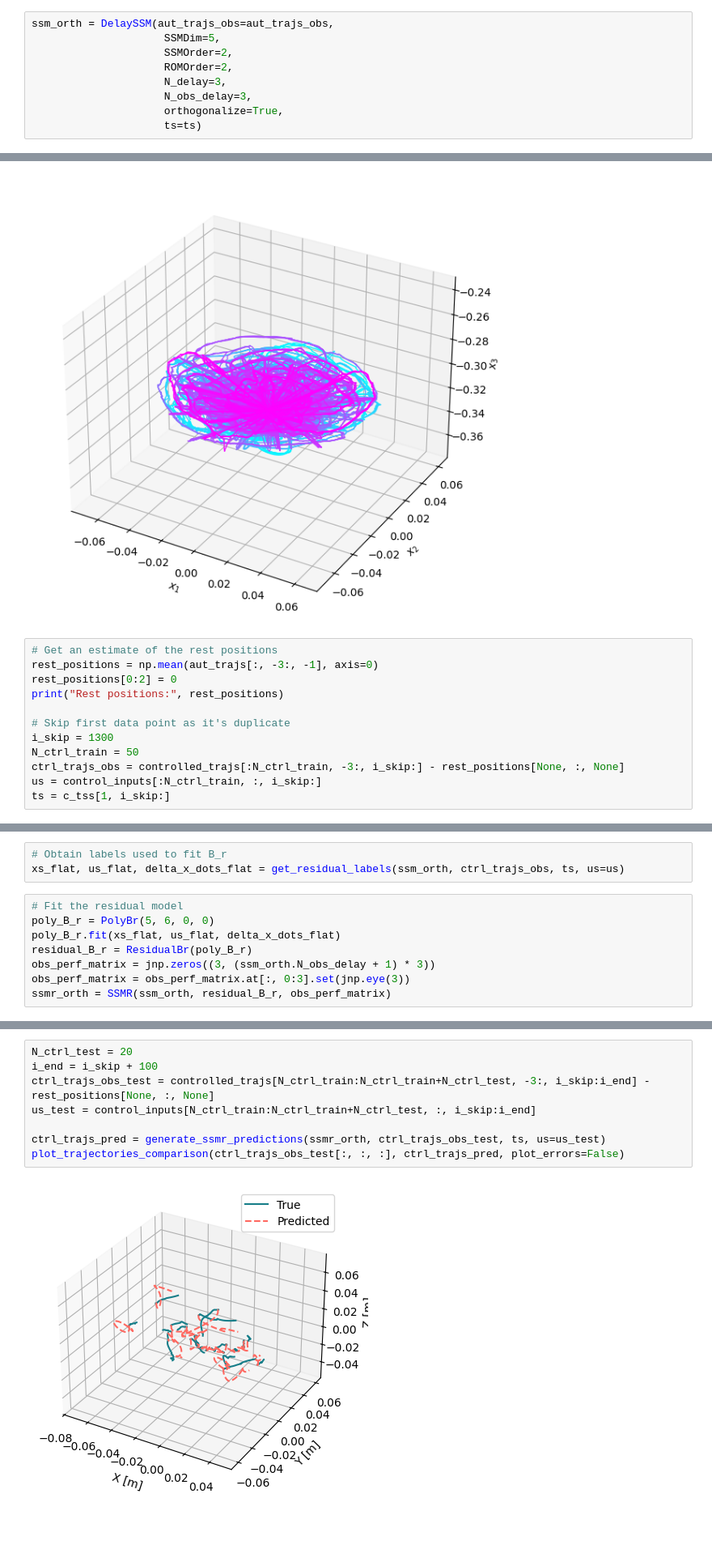
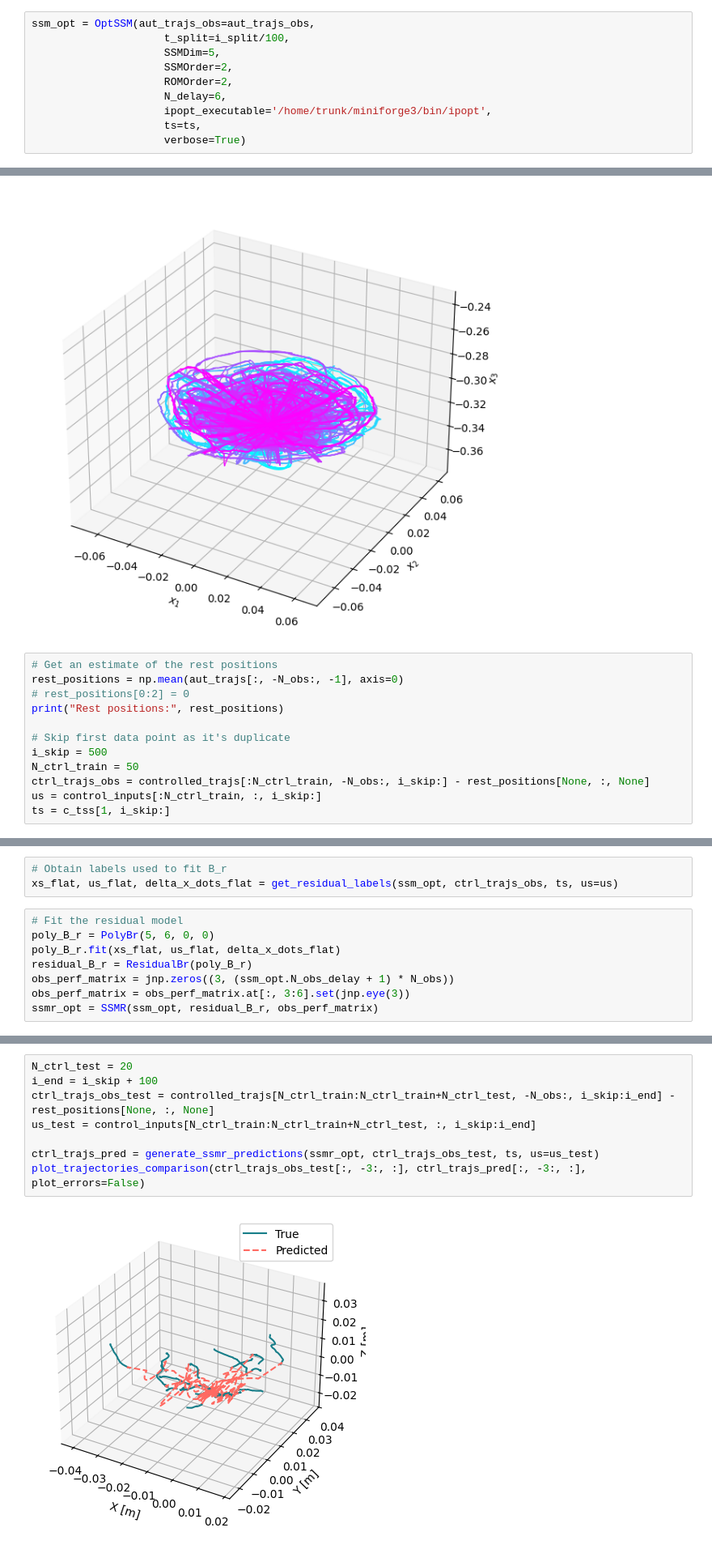
Before and after one commit to StanfordASL/trunk-stack, a Jupyter notebook: stack/main/scripts/fit_ssmr_opt.ipynb, the cells around one changed output, grey strips where cells are left out. Shown at 81% size. Drawn from its saved outputs; the diff is of its cells as text; blank space fills up the shorter version.

```diff
--- a/stack/main/scripts/fit_ssmr_opt.ipynb
+++ b/stack/main/scripts/fit_ssmr_opt.ipynb
@@ -352,10 +357,11 @@ plot_trajectories(aut_trajs_obs, ts)
 # %%
-ssm_orth = DelaySSM(aut_trajs_obs=aut_trajs_obs,
+ssm_opt = OptSSM(aut_trajs_obs=aut_trajs_obs,
+                     t_split=i_split/100,
                      SSMDim=5,
                      SSMOrder=2,
                      ROMOrder=2,
-                     N_delay=3,
-                     N_obs_delay=3,
-                     orthogonalize=True,
-                     ts=ts)
+                     N_delay=6,
+                     ipopt_executable='/home/trunk/miniforge3/bin/ipopt',
+                     ts=ts,
+                     verbose=True)
 # %% [output]
@@ -417,14 +424,14 @@ plot_trajectories(controlled_trajs[:, -3:], c_tss[0, :])
 [figure]
 # %%
 # Get an estimate of the rest positions
-rest_positions = np.mean(aut_trajs[:, -3:, -1], axis=0)
-rest_positions[0:2] = 0
+rest_positions = np.mean(aut_trajs[:, -N_obs:, -1], axis=0)
+# rest_positions[0:2] = 0
 print("Rest positions:", rest_positions)
 
 # Skip first data point as it's duplicate
-i_skip = 1300
+i_skip = 500
 N_ctrl_train = 50
-ctrl_trajs_obs = controlled_trajs[:N_ctrl_train, -3:, i_skip:] - rest_positions[None, :, None]
+ctrl_trajs_obs = controlled_trajs[:N_ctrl_train, -N_obs:, i_skip:] - rest_positions[None, :, None]
 us = control_inputs[:N_ctrl_train, :, i_skip:]
 ts = c_tss[1, i_skip:]
 # %% [output]
@@ -432,13 +439,13 @@ Rest positions: [ 0.          0.         -0.31878878]
 # %%
 # Obtain labels used to fit B_r
-xs_flat, us_flat, delta_x_dots_flat = get_residual_labels(ssm_orth, ctrl_trajs_obs, ts, us=us)
+xs_flat, us_flat, delta_x_dots_flat = get_residual_labels(ssm_opt, ctrl_trajs_obs, ts, us=us)
 # %%
 # Fit the residual model
 poly_B_r = PolyBr(5, 6, 0, 0)
 poly_B_r.fit(xs_flat, us_flat, delta_x_dots_flat)
 residual_B_r = ResidualBr(poly_B_r)
-obs_perf_matrix = jnp.zeros((3, (ssm_orth.N_obs_delay + 1) * 3))
-obs_perf_matrix = obs_perf_matrix.at[:, 0:3].set(jnp.eye(3))
-ssmr_orth = SSMR(ssm_orth, residual_B_r, obs_perf_matrix)
+obs_perf_matrix = jnp.zeros((3, (ssm_opt.N_obs_delay + 1) * N_obs))
+obs_perf_matrix = obs_perf_matrix.at[:, 3:6].set(jnp.eye(3))
+ssmr_opt = SSMR(ssm_opt, residual_B_r, obs_perf_matrix)
 # %%
 # Check B_r matrix
@@ -457,10 +464,10 @@ Array([[-5.57315400e-04, -9.63211488e-04, -8.38845882e-05,
 # %%
 N_ctrl_test = 20
 i_end = i_skip + 100
-ctrl_trajs_obs_test = controlled_trajs[N_ctrl_train:N_ctrl_train+N_ctrl_test, -3:, i_skip:i_end] - rest_positions[None, :, None]
+ctrl_trajs_obs_test = controlled_trajs[N_ctrl_train:N_ctrl_train+N_ctrl_test, -N_obs:, i_skip:i_end] - rest_positions[None, :, None]
 us_test = control_inputs[N_ctrl_train:N_ctrl_train+N_ctrl_test, :, i_skip:i_end]
 
-ctrl_trajs_pred = generate_ssmr_predictions(ssmr_orth, ctrl_trajs_obs_test, ts, us=us_test)
-plot_trajectories_comparison(ctrl_trajs_obs_test[:, :, :], ctrl_trajs_pred, plot_errors=False)
+ctrl_trajs_pred = generate_ssmr_predictions(ssmr_opt, ctrl_trajs_obs_test, ts, us=us_test)
+plot_trajectories_comparison(ctrl_trajs_obs_test[:, -3:, :], ctrl_trajs_pred[:, -3:, :], plot_errors=False)
 # %% [output]
-[figure, old version]
+[figure, new version]
```
Also changed, not shown: parts of 10 cells of this notebook, 2 other files.
